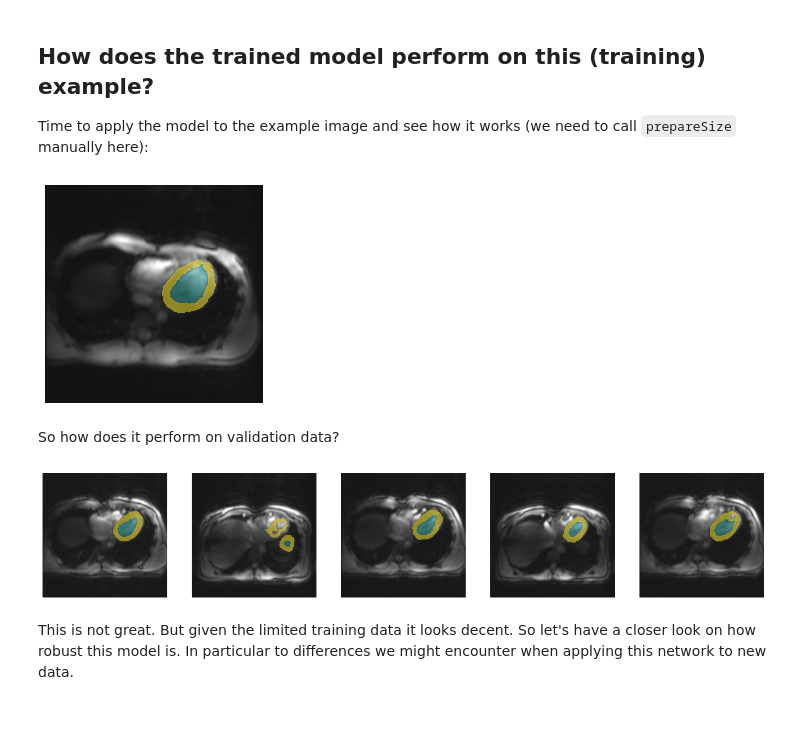
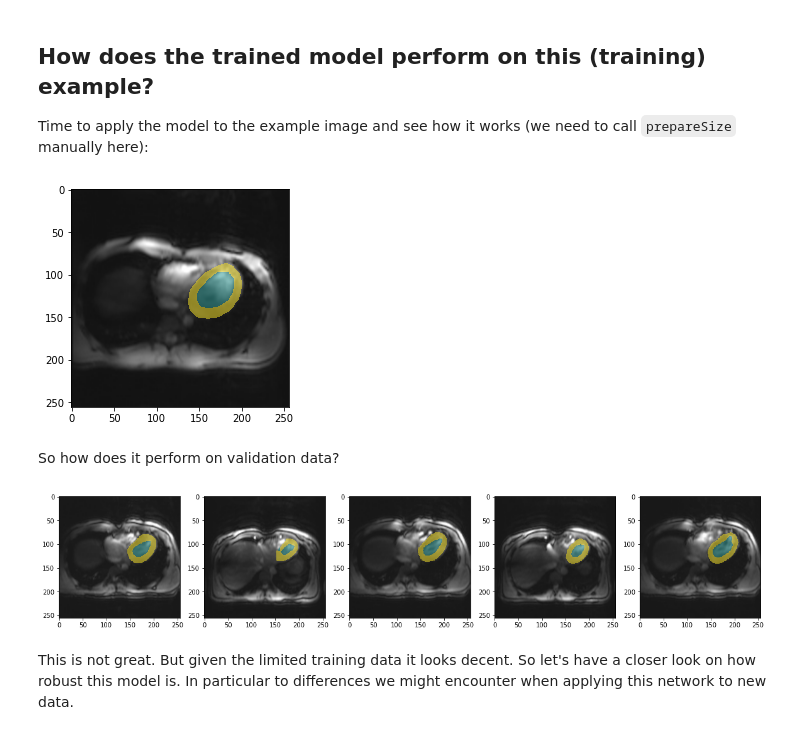
Before and after one commit to chfc-cmi/misas, a Jupyter notebook: 03_transversals.ipynb, the cells around one changed output. Cells and saved outputs as stored; diff of their text form; code cells hidden in the pictures.

Commit message:
Update 03 transversals (pillow rewrite)

```diff
--- a/03_transversals.ipynb
+++ b/03_transversals.ipynb
@@ -44,0 +34,2 @@ Using cache found in /home/jovyan/.cache/torch/hub/chfc-cmi_transversal-cmr-seg_
+# %%
+trainedModel = Fastai2_model('chfc-cmi/transversal-cmr-seg', 'b0_transversal_5_5', force_reload=False)
@@ -58,11 +51,11 @@ torch.Size([3, 128, 128])
 
 Time to apply the model to the example image and see how it works (we need to call `prepareSize` manually here):
 # %%
-img = model.prepareSize(img)
+img = trainedModel.prepareSize(img)
 fig,ax = plt.subplots(figsize=(4,4))
-img.show(ax=ax)
-model.predict(img)[0].show(ax=ax,cmap=default_cmap)
+plt.imshow(img)
+_ = plt.imshow(trainedModel.predict(img), cmap=default_cmap, alpha=.5, interpolation="nearest")
 # %% [output]
-[figure, old version]
+[figure, new version]
 # %% [markdown]
 So how does it perform on validation data?
@@ -74,12 +65,12 @@ files = sorted(glob("example/b0/images/val*.png"))
 # %%
 fig, axs = plt.subplots(1,5, figsize=(20,10))
 for i, ax in enumerate(axs.flatten()):
     fname = files[i]
-    tmp = model.prepareSize(open_image(fname))
-    tmp.show(ax=ax)
-    model.predict(tmp)[0].show(ax=ax, cmap=default_cmap)
+    tmp = trainedModel.prepareSize(Image.open(fname).convert("RGB"))
+    ax.imshow(tmp)
+    ax.imshow(trainedModel.predict(tmp), cmap=default_cmap, alpha=.5, interpolation="nearest")
 # %% [output]
-[figure, old version]
+[figure, new version]
 # %% [markdown]
 This is not great. But given the limited training data it looks decent. So let's have a closer look on how robust this model is. In particular to differences we might encounter when applying this network to new data.
 # %% [markdown]
```
Also changed, not shown: parts of 30 cells of this notebook, 8 other files.
